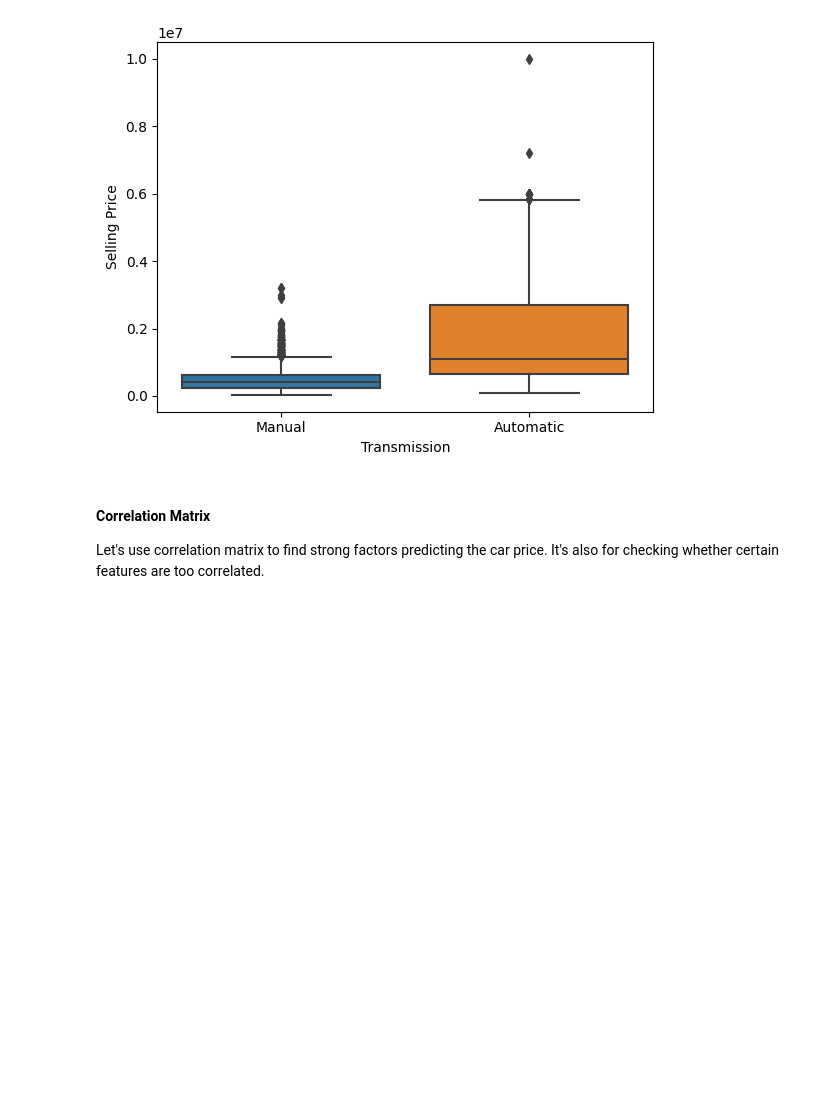
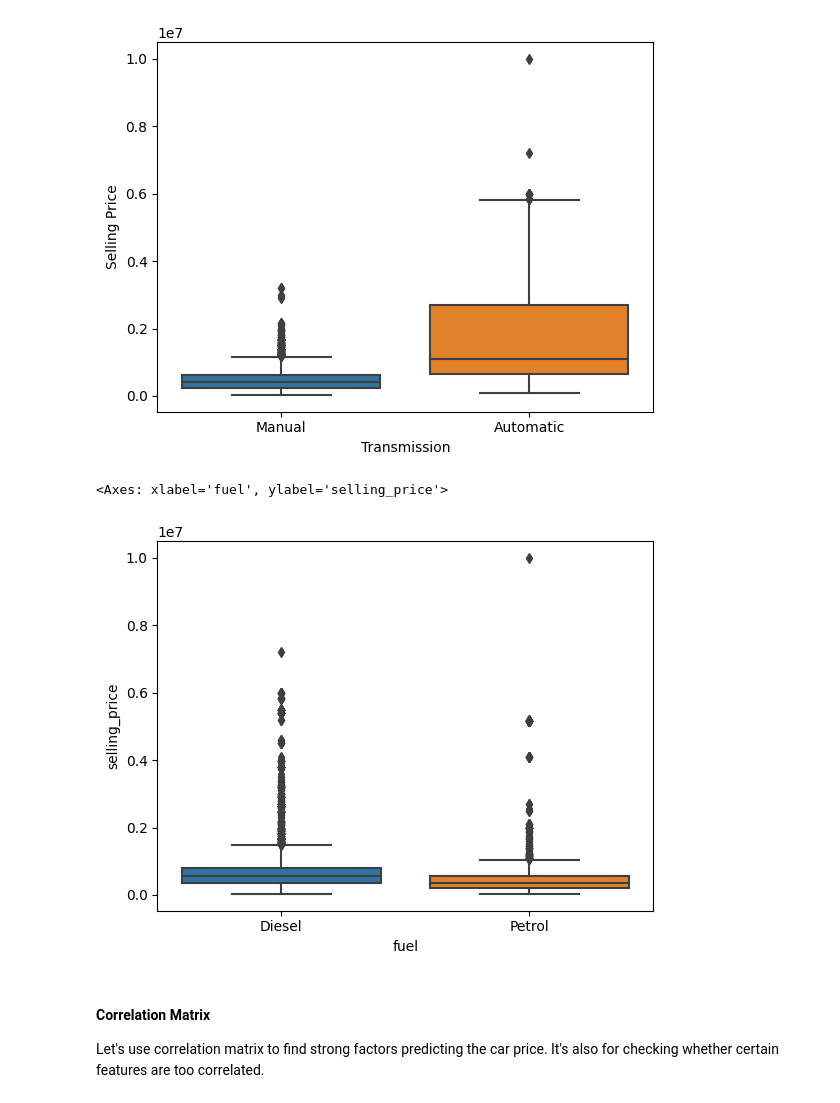
Before and after one commit to rachelT2/ML_assignment1, a Jupyter notebook: 01 - Car_prediction.ipynb, the cells around one changed output. Cells and saved outputs as stored; diff of their text form; code cells hidden in the pictures; blank space fills up the shorter version.

```diff
--- a/01 - Car_prediction.ipynb
+++ b/01 - Car_prediction.ipynb
@@ -241,6 +252,11 @@ plt.xlabel("Transmission")
 # %% [output]
 Text(0.5, 0, 'Transmission')
 [figure]
+# %%
+sns.boxplot(data = df, x = 'fuel', y = 'selling_price')
+# %% [output]
+<Axes: xlabel='fuel', ylabel='selling_price'>
+[figure, added]
 # %% [markdown]
 #### Correlation Matrix
 
```
Also changed, not shown: parts of 14 cells of this notebook, 3 other files.
